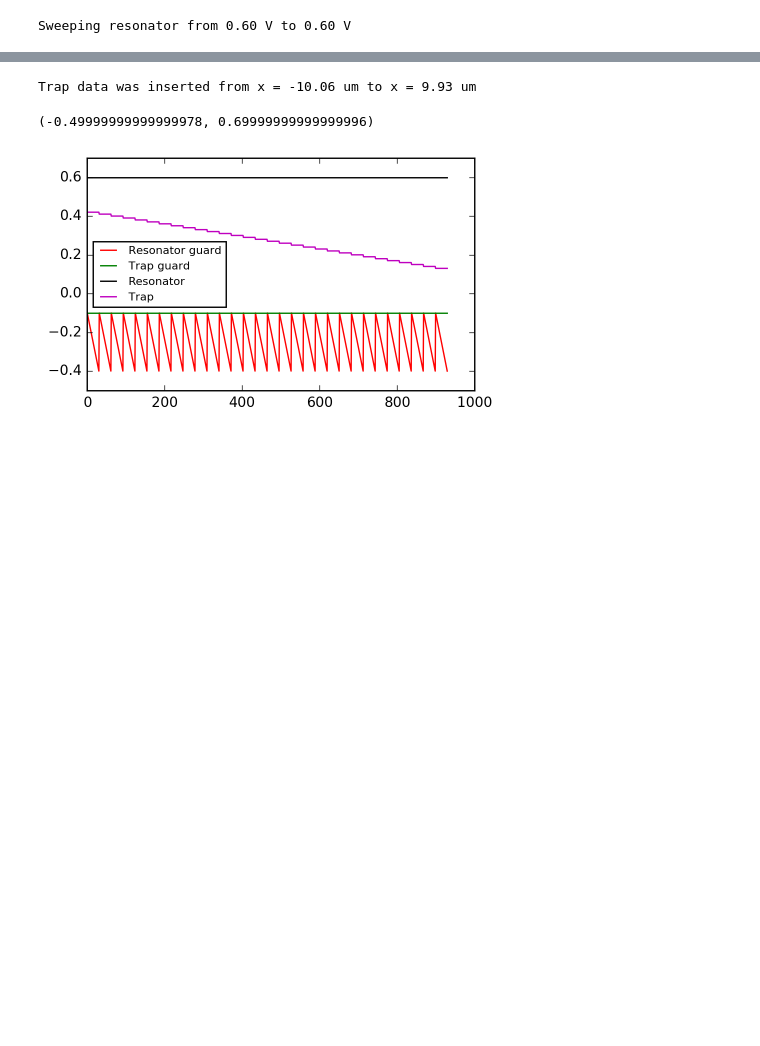
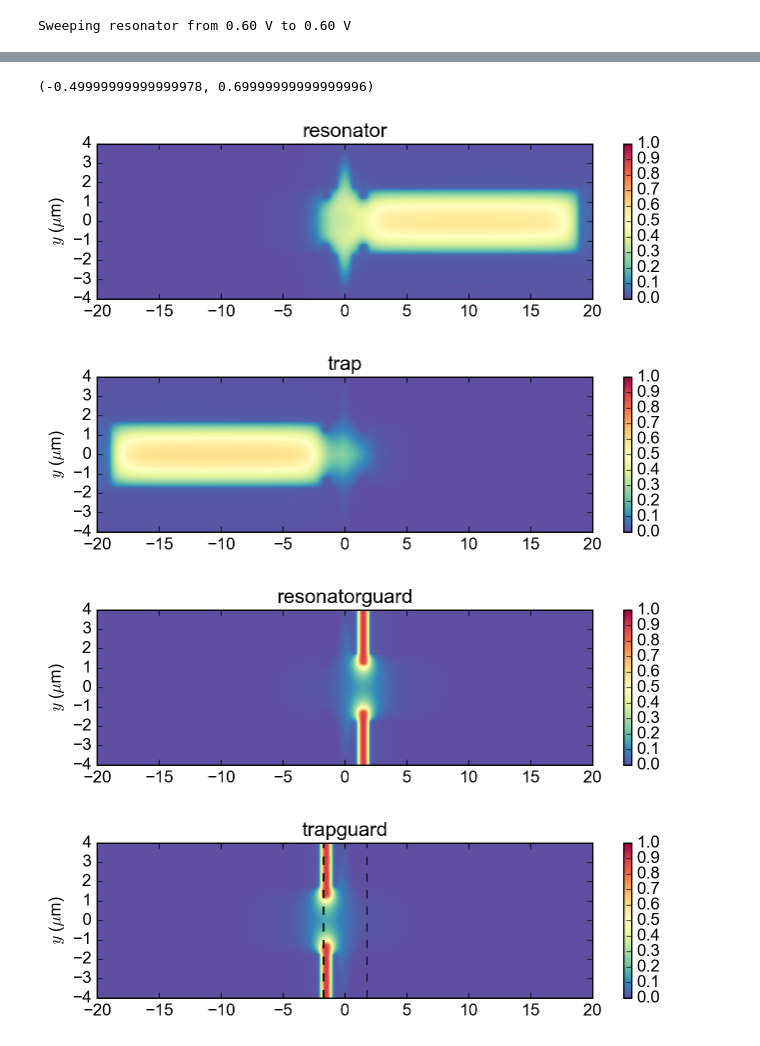
Before and after one commit to gkoolstra/ipython-notebooks, a Jupyter notebook: 20170808 - Maximum number of electrons in the trap.ipynb, the cells around one changed output, grey strips where cells are left out. Saved outputs shown, nothing was run; the diff lists cells and outputs as text; code cells hidden in the pictures; blank space fills up the shorter version.

```diff
--- a/20170808 - Maximum number of electrons in the trap.ipynb
+++ b/20170808 - Maximum number of electrons in the trap.ipynb
@@ -19,5 +17,5 @@ Could not import BEM module. Please do so manually.
 # %%
-with open("Scripts/settings.json") as datafile:
+with open("/Volumes/slab/Gerwin/Electron on helium/Maxwell/M018 Yggdrasil/M018V6/With L3 etch/settings.json") as datafile:
     settings = json.load(datafile)
 
 simulation_name = settings['prelims']['simulation_name']
@@ -50,7 +48,7 @@ inserted_res_length = settings['electrostatics']['inserted_res_length'] # This i
 inserted_trap_length = settings['electrostatics']['inserted_trap_length'] # This is the length to be inserted in the Maxwell potential; units are in um
 # %%
 v1 = np.arange(-0.10, -0.40, -0.01)
-v2 = np.arange(0.42, 0.12, -0.01)
+v2 = np.arange(0.40, 0.05, -0.01)
 
 Vrg = np.tile(v1, len(v2))#np.arange(0.00, -0.50-0.005, -0.005)
 Vtrap = np.repeat(v2, len(v1))# * np.ones(len(Vrg)) #(0.120 + offset) * np.ones(len(Vrg))
@@ -86,7 +86,7 @@ electron_initial_positions = anneal.get_rectangular_initial_condition(N_electron
 # %% [output]
 Sweeping resonator from 0.60 V to 0.60 V
 # %%
-center = (20E-6, 0E-6)
+center = (0E-6, 0E-6)
 radius = 0.5E-6
 N = 30
 init_trap_x = [center[0] + radius * np.cos(2*np.pi*i/np.float(N)) for i in range(N)]
@@ -109,34 +109,36 @@ save = False
 
 # Evaluate all files in the following range.
 xeval = np.linspace(-box_length*1E6, box_length*1E6, 2000)
 #xeval = np.linspace(-3.3, box_length*1E6, 1000)
 yeval = anneal.construct_symmetric_y(-4.0, 201)
 
 dx = np.diff(xeval)[0]*1E-6
 dy = np.diff(yeval)[0]*1E-6
 
 master_path = settings["file_handling"]["input_data_path"]
 
 x_eval, y_eval, output = anneal.load_data(master_path, xeval=xeval, yeval=yeval, mirror_y=True,
                                           extend_resonator=False, inserted_trap_length=inserted_trap_length*1E6,
                                           do_plot=inspect_potentials,
                                           inserted_res_length=inserted_res_length*1E6, smoothen_xy=(0.40E-6, 2*dy))
 
 if inspect_potentials:
-    plt.show()
+    plt.vlines([-1.75, 1.75], -4, 4, linestyles="--", color='k')
 
 # Note: x_eval and y_eval are 2D arrays that contain the x and y coordinates at which the potentials are evaluated
 conv_mon_save_path = os.path.join(save_path, sub_dir, "Figures")
 
 fig = plt.figure(figsize=(5., 3.))
 plt.plot(Vrg, '-r', label="Resonator guard")
 plt.plot(Vtg, '-g', label='Trap guard')
 plt.plot(Vres, '-k', label='Resonator')
 plt.plot(Vtrap, '-m', label='Trap')
 plt.legend(loc=0, prop={"size": 8})
 plt.ylim(np.min([np.min(Vrg), np.min(Vtg), np.min(Vres), np.min(Vtrap)])-0.1,
          np.max([np.max(Vrg), np.max(Vtg), np.max(Vres), np.max(Vtrap)])+0.1)
 # %% [output]
-Trap data was inserted from x = -10.06 um to x = 9.93 um
+(-0.49999999999999978, 0.69999999999999996)
-(-0.49999999999999978, 0.69999999999999996)
-[figure, old version]
+[figure, new version]
+[figure, added]
+[figure, added]
+[figure, added]
```
Also changed, not shown: parts of 11 cells of this notebook, 7 other files.
